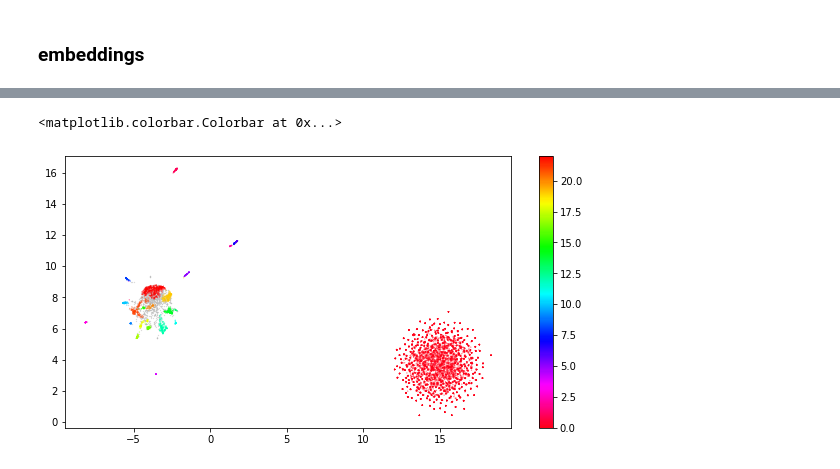
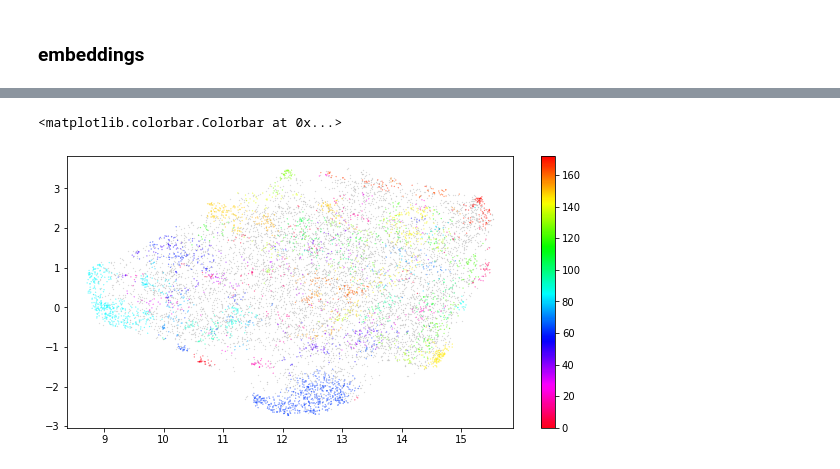
Before and after one commit to aimee0317/topic_modeling_Disney_reviews, a Jupyter notebook: src/NLP_Model.ipynb, the cells around one changed output, grey strips where cells are left out. Drawn from its saved outputs; the diff is of its cells as text; code cells hidden in the pictures.

Commit message:
Fixed the cluster graph

```diff
--- a/src/NLP_Model.ipynb
+++ b/src/NLP_Model.ipynb
@@ -185,0 +186,3 @@ Name: Review_Text, Length: 42656, dtype: object
+# %%
+reviews_lemmatized = reviews_nostop.apply(lambda x: final_lemmatizer(x))
+reviews_lemmatized
@@ -198,4 +208,4 @@ stemmer.stem(a)
 # %%
-reviews_clean = reviews_nostop.apply(lambda x: text_stemmer(x))
+reviews_clean = reviews_lemmatized.apply(lambda x: text_stemmer(x))
 reviews_clean
 # %% [output]
@@ -250,4 +259,4 @@ array([[-0.6940529 ,  0.28018403,  0.27974668, ..., -0.26895788,
 # %%
-umap_embeddings = umap.UMAP(n_neighbors=15,
+umap_embeddings = umap.UMAP(n_neighbors=20,
                             n_components=5,
                             metric='cosine').fit_transform(embeddings)
@@ -264,5 +275,5 @@ array([[16.196234  ,  8.651774  ,  7.470948  ,  0.40131304,  0.5727857 ],
       dtype=float32)
 # %%
-cluster = hdbscan.HDBSCAN(min_cluster_size=15,
-                          metric='euclidean',
-                          cluster_selection_method='eom').fit(umap_embeddings)
+cluster = hdbscan.HDBSCAN(min_cluster_size=5,
+                           metric='euclidean',
+                           cluster_selection_method='eom').fit(umap_embeddings)
@@ -273,16 +296,16 @@ HDBSCAN(min_cluster_size=15)
 # %%
 # Prepare data
-umap_data = umap.UMAP(n_neighbors=15, n_components=2, min_dist=0.0, metric='cosine').fit_transform(embeddings)
+umap_data = umap.UMAP(n_neighbors=20, n_components=2, min_dist=0.0, metric='cosine').fit_transform(embeddings)
 result = pd.DataFrame(umap_data, columns=['x', 'y'])
 result['labels'] = cluster.labels_
 
 # Visualize clusters
 fig, ax = plt.subplots(figsize=(10, 5))
 outliers = result.loc[result.labels == -1, :]
 clustered = result.loc[result.labels != -1, :]
 plt.scatter(outliers.x, outliers.y, color='#BDBDBD', s=0.05)
 plt.scatter(clustered.x, clustered.y, c=clustered.labels, s=0.05, cmap='hsv_r')
 plt.colorbar()
 # %% [output]
 <matplotlib.colorbar.Colorbar at 0x...>
-[figure, old version]
+[figure, new version]
```
Also changed, not shown: parts of 29 cells of this notebook.
